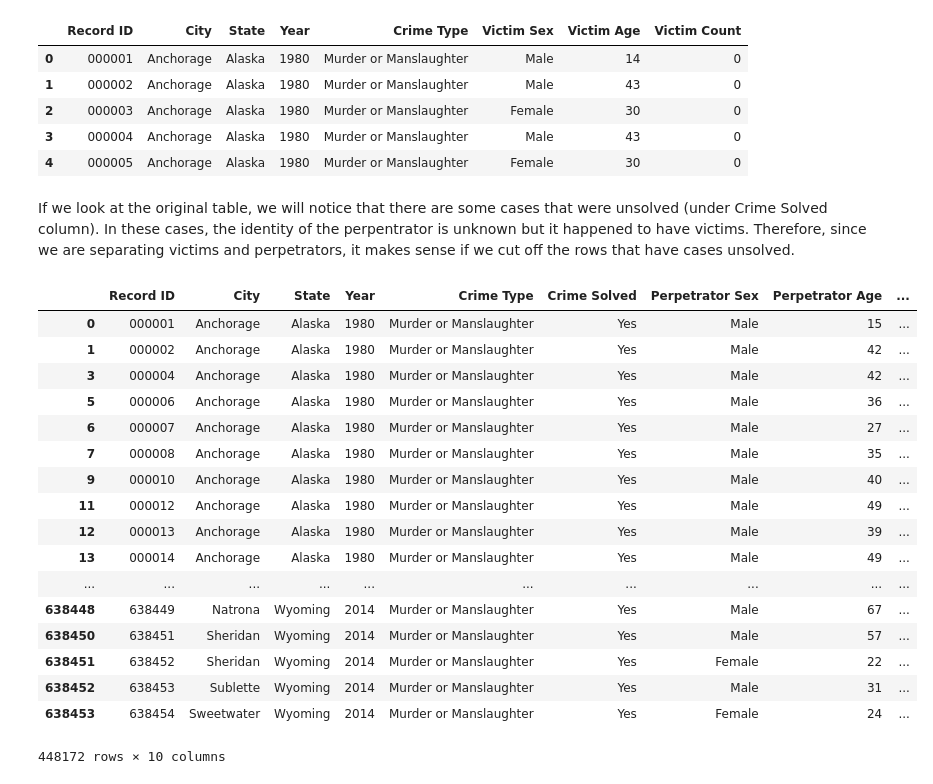
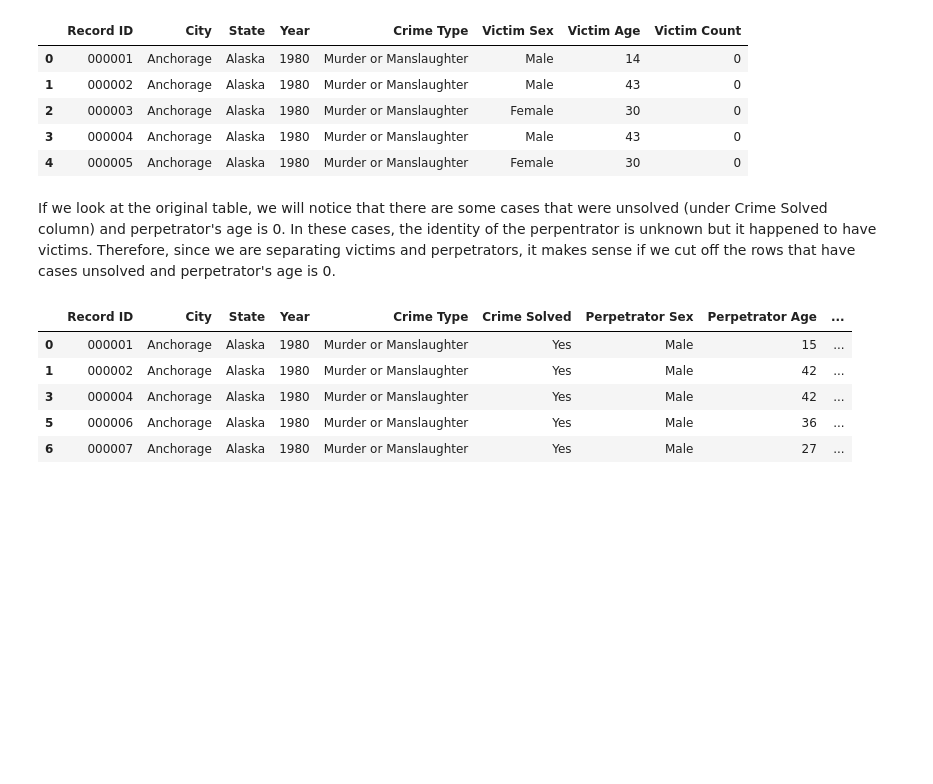
Before and after one commit to mhipona/cmsc320-mhipona, a Jupyter notebook: Final Tutorial/Final Tutorial.ipynb, the cells around one changed output. Drawn from its saved outputs; the diff is of its cells as text; code cells hidden in the pictures; blank space fills up the shorter version.

```diff
--- a/Final Tutorial/Final Tutorial.ipynb
+++ b/Final Tutorial/Final Tutorial.ipynb
@@ -84,30 +84,22 @@ victim_data.head()
 | 3 | 000004 | Anchorage | Alaska | 1980 | Murder or Manslaughter | Male | 43 | 0 |
 | 4 | 000005 | Anchorage | Alaska | 1980 | Murder or Manslaughter | Female | 30 | 0 |
 # %% [markdown]
-<p>If we look at the original table, we will notice that there are some cases that were unsolved (under Crime Solved column). In these cases, the identity of the perpentrator is unknown but it happened to have victims. Therefore, since we are separating victims and perpetrators, it makes sense if we cut off the rows that have cases unsolved.</p>
+<p>If we look at the original table, we will notice that there are some cases that were unsolved (under Crime Solved column) and perpetrator's age is 0. In these cases, the identity of the perpentrator is unknown but it happened to have victims. Therefore, since we are separating victims and perpetrators, it makes sense if we cut off the rows that have cases unsolved and perpetrator's age is 0.</p>
 # %%
 #Create perpetrator table
 ped_data = pd.DataFrame(data[['Record ID','City','State','Year','Crime Type','Crime Solved','Perpetrator Sex', \
                               'Perpetrator Age','Weapon','Perpetrator Count']])
 #Cut off any cases that were unsolved
 ped_data = ped_data[ped_data['Crime Solved'] != 'No']
-ped_data
+#Cut off any cases that perpetrator's age is 0
+ped_data = ped_data[ped_data['Perpetrator Age'] != '0']
+#Change the type of perpetrator age column
+ped_data['Perpetrator Age'] = ped_data['Perpetrator Age'].str.replace(")", "").astype(int)
+ped_data.head()
 # %% [output]
 |  | Record ID | City | State | Year | Crime Type | Crime Solved | Perpetrator Sex | Perpetrator Age | ... |
 | 0 | 000001 | Anchorage | Alaska | 1980 | Murder or Manslaughter | Yes | Male | 15 | ... |
 | 1 | 000002 | Anchorage | Alaska | 1980 | Murder or Manslaughter | Yes | Male | 42 | ... |
 | 3 | 000004 | Anchorage | Alaska | 1980 | Murder or Manslaughter | Yes | Male | 42 | ... |
 | 5 | 000006 | Anchorage | Alaska | 1980 | Murder or Manslaughter | Yes | Male | 36 | ... |
 | 6 | 000007 | Anchorage | Alaska | 1980 | Murder or Manslaughter | Yes | Male | 27 | ... |
-| 7 | 000008 | Anchorage | Alaska | 1980 | Murder or Manslaughter | Yes | Male | 35 | ... |
-| 9 | 000010 | Anchorage | Alaska | 1980 | Murder or Manslaughter | Yes | Male | 40 | ... |
-| 11 | 000012 | Anchorage | Alaska | 1980 | Murder or Manslaughter | Yes | Male | 49 | ... |
-| 12 | 000013 | Anchorage | Alaska | 1980 | Murder or Manslaughter | Yes | Male | 39 | ... |
-| 13 | 000014 | Anchorage | Alaska | 1980 | Murder or Manslaughter | Yes | Male | 49 | ... |
-| ... | ... | ... | ... | ... | ... | ... | ... | ... | ... |
-| 638448 | 638449 | Natrona | Wyoming | 2014 | Murder or Manslaughter | Yes | Male | 67 | ... |
-| 638450 | 638451 | Sheridan | Wyoming | 2014 | Murder or Manslaughter | Yes | Male | 57 | ... |
-| 638451 | 638452 | Sheridan | Wyoming | 2014 | Murder or Manslaughter | Yes | Female | 22 | ... |
-| 638452 | 638453 | Sublette | Wyoming | 2014 | Murder or Manslaughter | Yes | Male | 31 | ... |
-| 638453 | 638454 | Sweetwater | Wyoming | 2014 | Murder or Manslaughter | Yes | Female | 24 | ... |
-448172 rows × 10 columns
```
Also changed, not shown: parts of 22 cells of this notebook, 1 other file.
